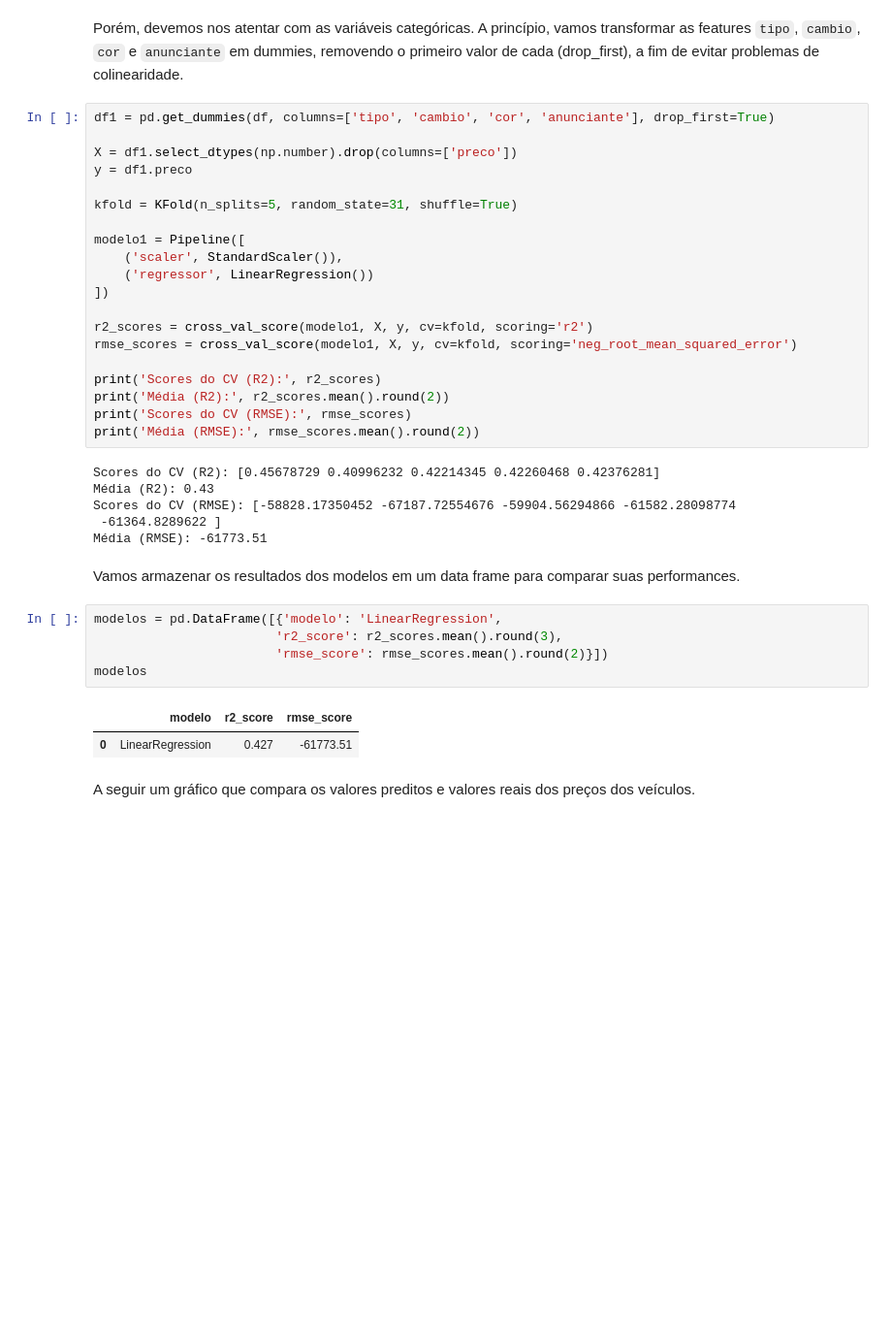
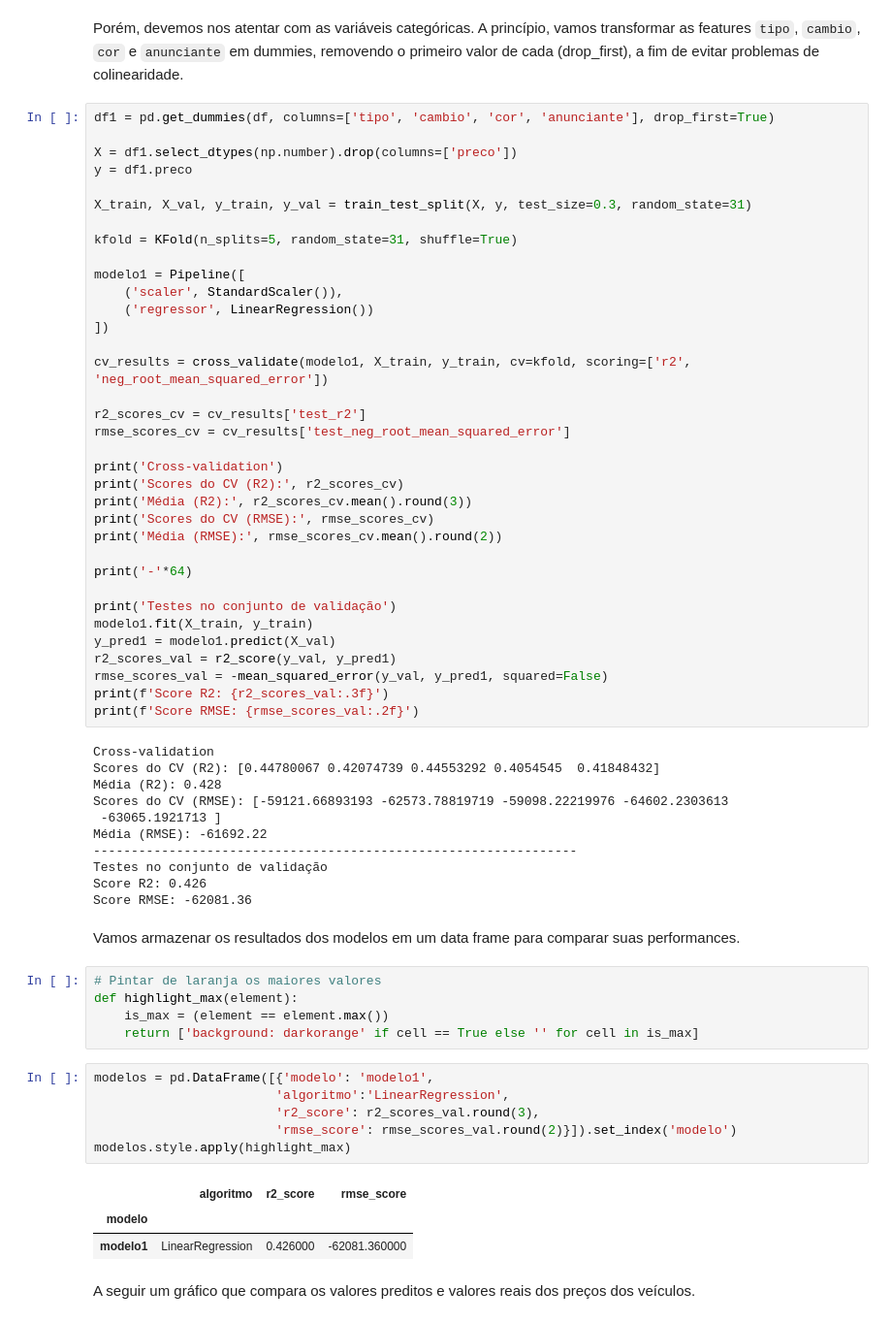
Before and after one commit to renatoinomata/indicium-data-science, a Jupyter notebook: machine_learning.ipynb, the cells around one changed output. Shown at 97% size. Cells and saved outputs as stored; diff of their text form; blank space fills up the shorter version.

```diff
--- a/machine_learning.ipynb
+++ b/machine_learning.ipynb
@@ -71,6 +75,8 @@ df1 = pd.get_dummies(df, columns=['tipo', 'cambio', 'cor', 'anunciante'], drop_f
 
 X = df1.select_dtypes(np.number).drop(columns=['preco'])
 y = df1.preco
+
+X_train, X_val, y_train, y_val = train_test_split(X, y, test_size=0.3, random_state=31)
 
 kfold = KFold(n_splits=5, random_state=31, shuffle=True)
 
@@ -79,29 +85,54 @@ modelo1 = Pipeline([
     ('regressor', LinearRegression())
 ])
 
-r2_scores = cross_val_score(modelo1, X, y, cv=kfold, scoring='r2')
-rmse_scores = cross_val_score(modelo1, X, y, cv=kfold, scoring='neg_root_mean_squared_error')
+cv_results = cross_validate(modelo1, X_train, y_train, cv=kfold, scoring=['r2', 'neg_root_mean_squared_error'])
 
-print('Scores do CV (R2):', r2_scores)
-print('Média (R2):', r2_scores.mean().round(2))
-print('Scores do CV (RMSE):', rmse_scores)
-print('Média (RMSE):', rmse_scores.mean().round(2))
+r2_scores_cv = cv_results['test_r2']
+rmse_scores_cv = cv_results['test_neg_root_mean_squared_error']
+
+print('Cross-validation')
+print('Scores do CV (R2):', r2_scores_cv)
+print('Média (R2):', r2_scores_cv.mean().round(3))
+print('Scores do CV (RMSE):', rmse_scores_cv)
+print('Média (RMSE):', rmse_scores_cv.mean().round(2))
+
+print('-'*64)
+
+print('Testes no conjunto de validação')
+modelo1.fit(X_train, y_train)
+y_pred1 = modelo1.predict(X_val)
+r2_scores_val = r2_score(y_val, y_pred1)
+rmse_scores_val = -mean_squared_error(y_val, y_pred1, squared=False)
+print(f'Score R2: {r2_scores_val:.3f}')
+print(f'Score RMSE: {rmse_scores_val:.2f}')
 # %% [output]
-Scores do CV (R2): [0.45678729 0.40996232 0.42214345 0.42260468 0.42376281]
-Média (R2): 0.43
-Scores do CV (RMSE): [-58828.17350452 -67187.72554676 -59904.56294866 -61582.28098774
- -61364.8289622 ]
-Média (RMSE): -61773.51
+Cross-validation
+Scores do CV (R2): [0.44780067 0.42074739 0.44553292 0.4054545  0.41848432]
+Média (R2): 0.428
+Scores do CV (RMSE): [-59121.66893193 -62573.78819719 -59098.22219976 -64602.2303613
+ -63065.1921713 ]
+Média (RMSE): -61692.22
+----------------------------------------------------------------
+Testes no conjunto de validação
+Score R2: 0.426
+Score RMSE: -62081.36
 # %% [markdown]
 Vamos armazenar os resultados dos modelos em um data frame para comparar suas performances.
+# %%
+# Pintar de laranja os maiores valores
+def highlight_max(element):
+    is_max = (element == element.max())
+    return ['background: darkorange' if cell == True else '' for cell in is_max]
 # %%
-modelos = pd.DataFrame([{'modelo': 'LinearRegression',
-                        'r2_score': r2_scores.mean().round(3),
-                        'rmse_score': rmse_scores.mean().round(2)}])
-modelos
+modelos = pd.DataFrame([{'modelo': 'modelo1',
+                        'algoritmo':'LinearRegression',
+                        'r2_score': r2_scores_val.round(3),
+                        'rmse_score': rmse_scores_val.round(2)}]).set_index('modelo')
+modelos.style.apply(highlight_max)
 # %% [output]
-|  | modelo | r2_score | rmse_score |
-| 0 | LinearRegression | 0.427 | -61773.51 |
+|  | algoritmo | r2_score | rmse_score |
+| modelo |  |  |  |
+| modelo1 | LinearRegression | 0.426000 | -62081.360000 |
 # %% [markdown]
 A seguir um gráfico que compara os valores preditos e valores reais dos preços dos veículos.
 # %%
```
Also changed, not shown: parts of 80 cells of this notebook.
